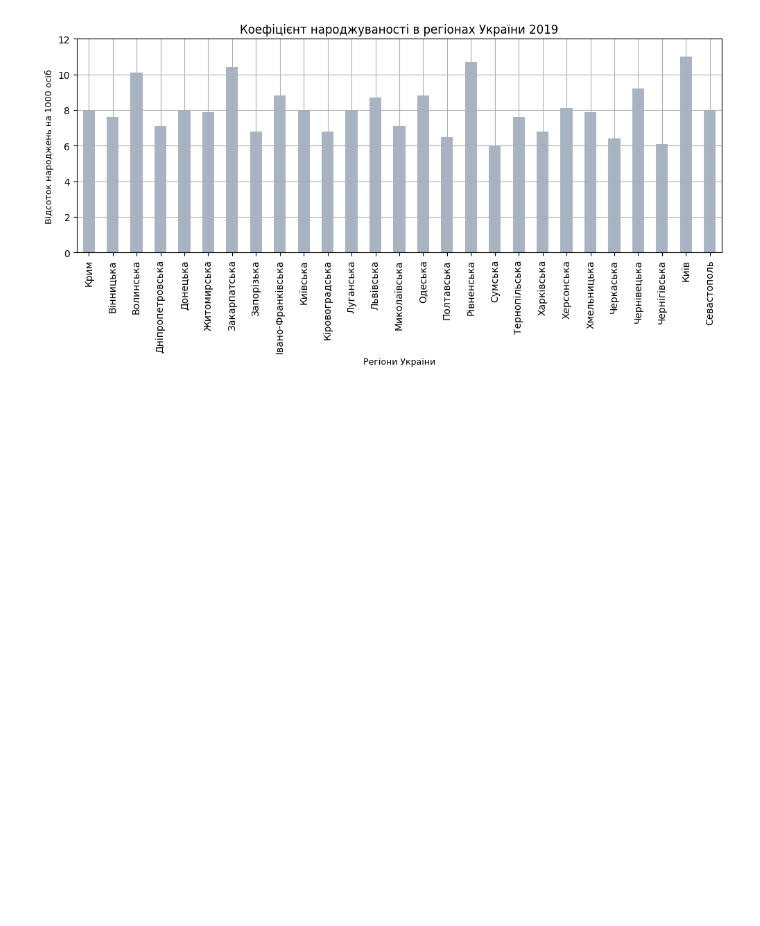
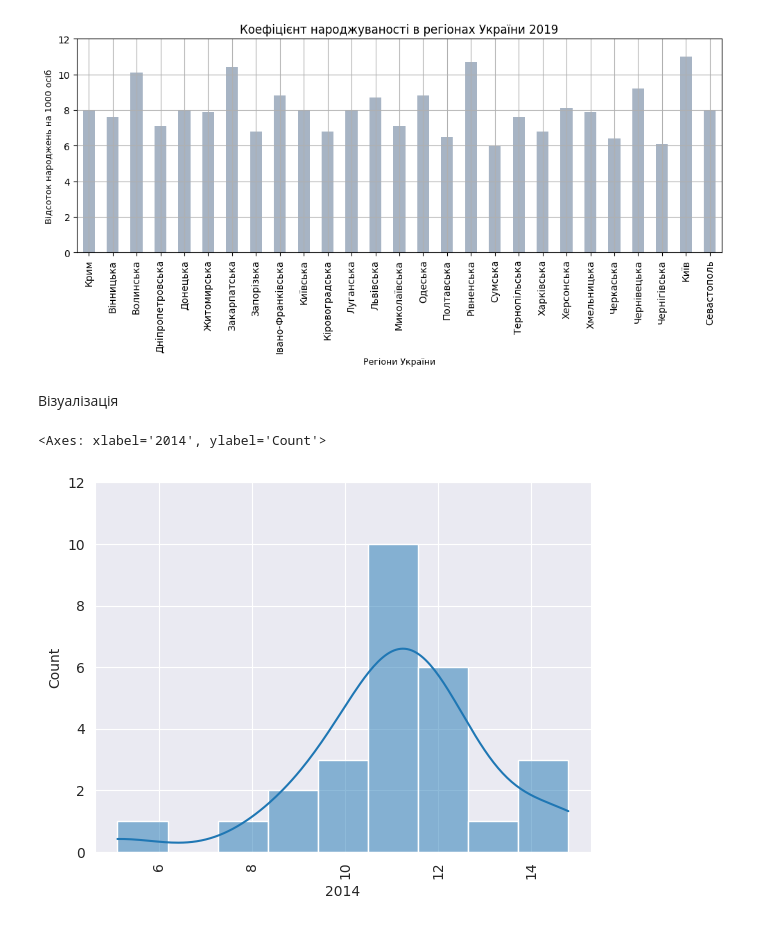
Before and after one commit to Zaicevvv/GoIT-DSandML-Private, a Jupyter notebook: HW5_1.ipynb, the cells around one changed output. Drawn from its saved outputs; the diff is of its cells as text; code cells hidden in the pictures; blank space fills up the shorter version.

```diff
--- a/HW5_1.ipynb
+++ b/HW5_1.ipynb
@@ -176,3 +176,16 @@ plt.grid()
 plt.show()
 # %% [output]
 [figure]
+# %% [markdown]
+Візуалізація
+# %%
+import seaborn as sns
+
+df = pd.DataFrame({'Регіон': data['Регіон'], '2014': data['2014'], '2019': data_to_show})
+plt.xticks(rotation=90)
+plt.ylim(0, 12)
+sns.set_style('darkgrid')
+sns.histplot(x='2014', kde=True, data=df)
+# %% [output]
+<Axes: xlabel='2014', ylabel='Count'>
+[figure, added]
```
